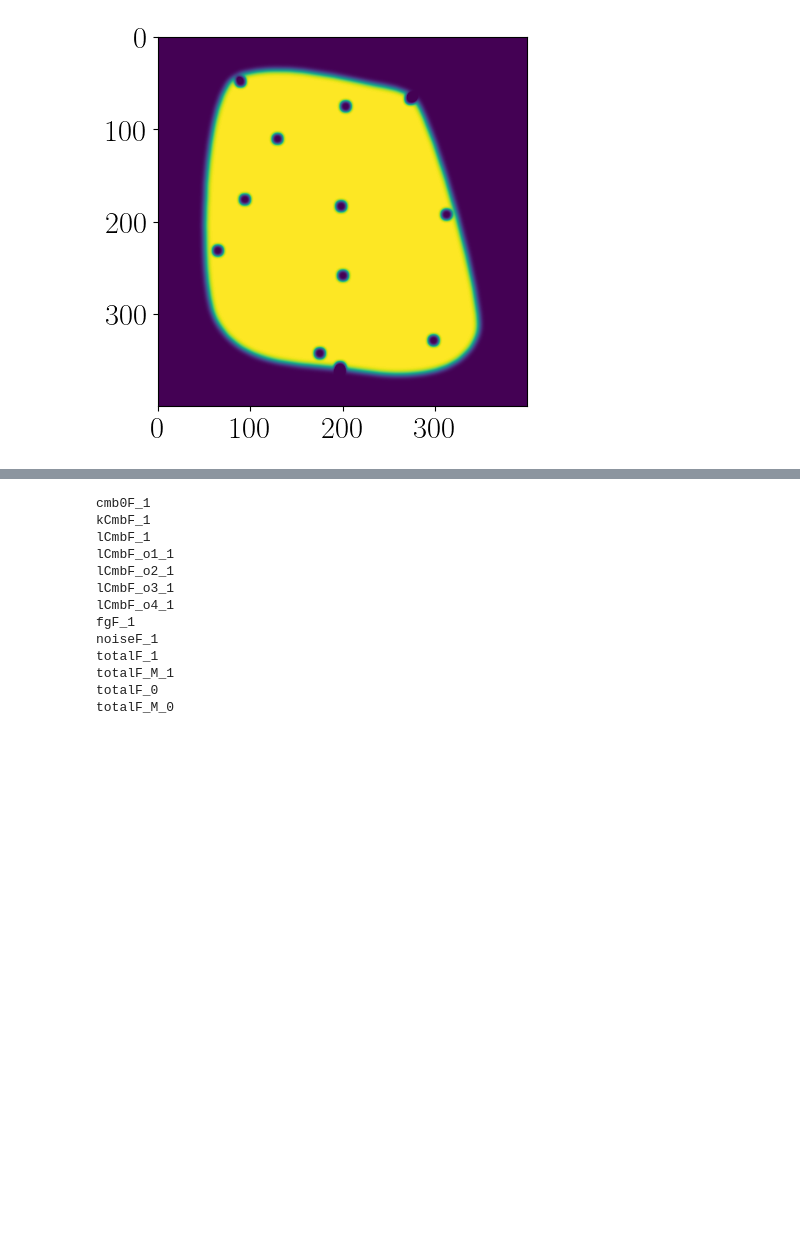
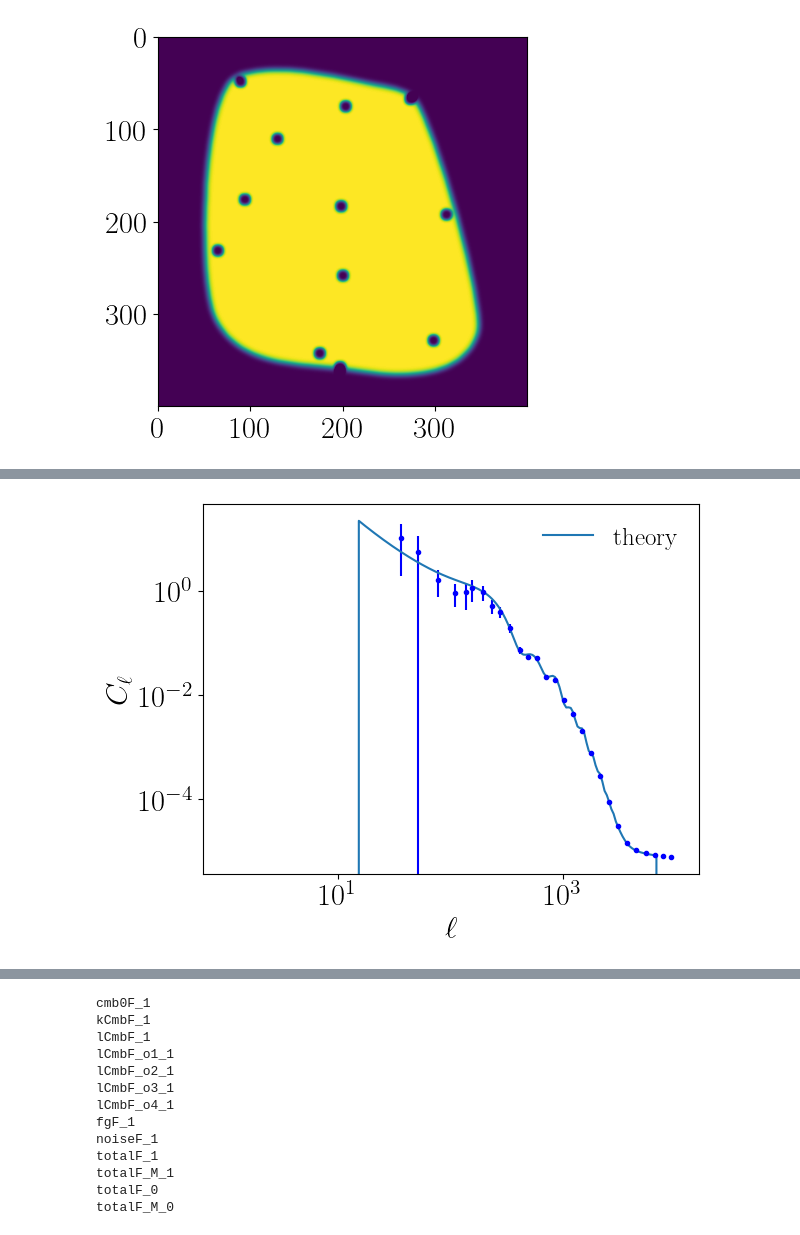
Before and after one commit to DelonShen/LensQuEst, a Jupyter notebook: dev/scratch_gen_map_sims.ipynb, the cells around one changed output, grey strips where cells are left out. Saved outputs shown, nothing was run; the diff lists cells and outputs as text; code cells hidden in the pictures; blank space fills up the shorter version.

```diff
--- a/dev/scratch_gen_map_sims.ipynb
+++ b/dev/scratch_gen_map_sims.ipynb
@@ -199,0 +253,4 @@ for key in data:
+# %%
+lCen, Cl, sCl = baseMap.powerSpectrum(totalCmbFourier_real, plot=True, theory=[cmb.fCtotal])
+# %% [output]
+[figure, added]
```
Also changed, not shown: parts of 24 cells of this notebook, 11 other files.
